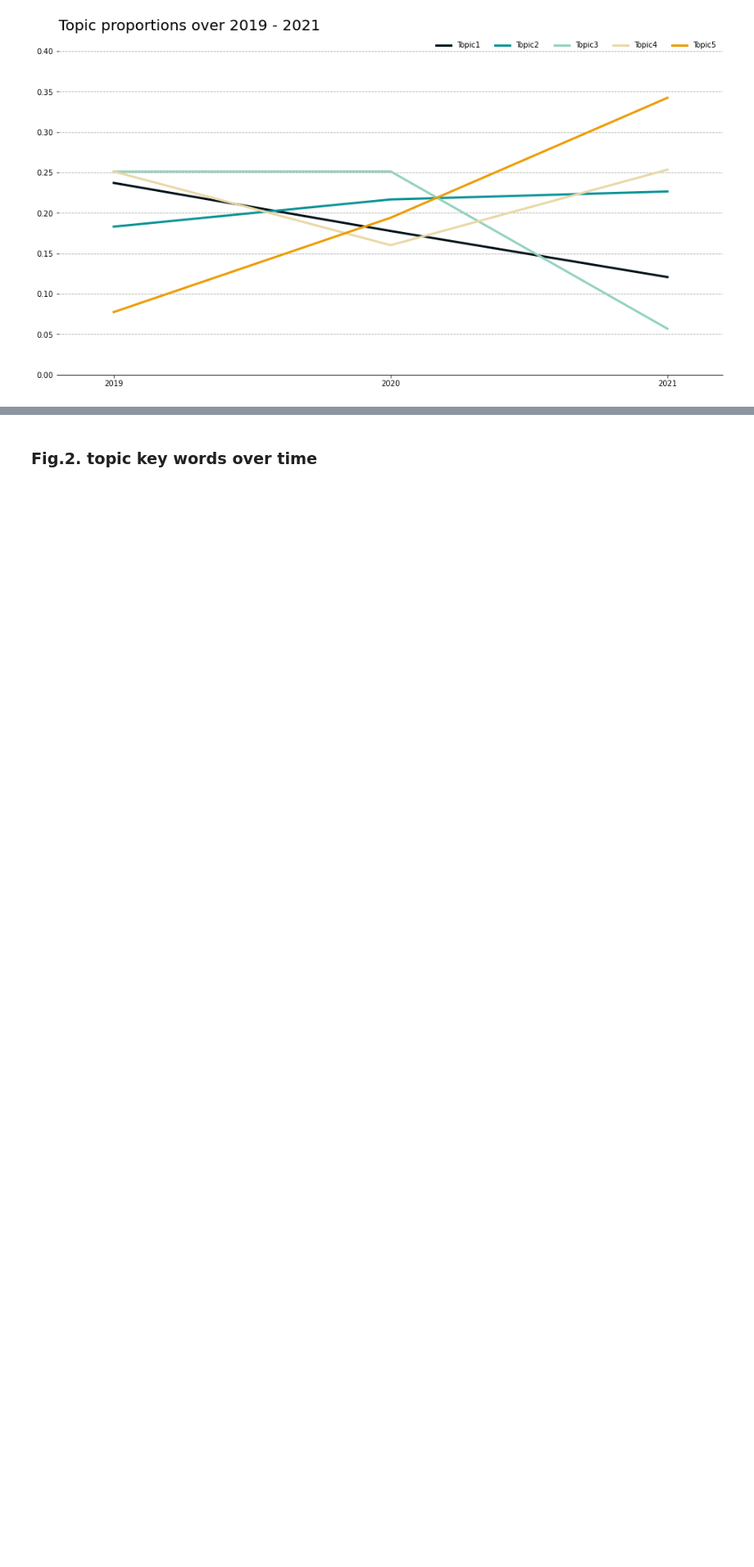
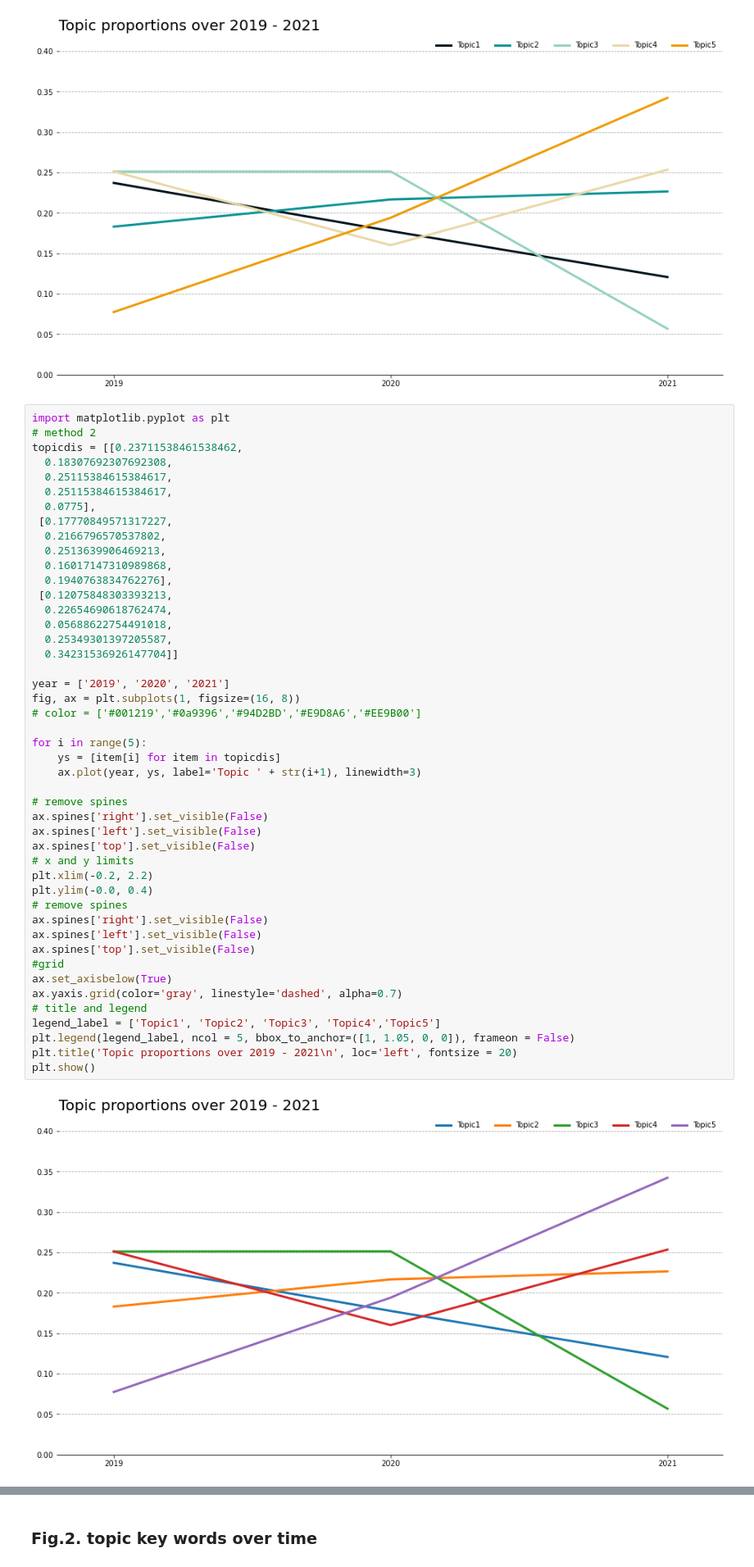
Before and after one commit to jlmjkfd/CS760_2021S2_PA4, a Jupyter notebook: Demo_DTM/DTMDemo.ipynb, the cells around one changed output, grey strips where cells are left out. Shown: that part at 82% size. Drawn from its saved outputs; the diff is of its cells as text; blank space fills up the shorter version.

```diff
--- a/Demo_DTM/DTMDemo.ipynb
+++ b/Demo_DTM/DTMDemo.ipynb
@@ -315,3 +315,51 @@ plt.title('Topic proportions over 2019 - 2021\n', loc='left', fontsize = 20)
 plt.show()
 # %% [output]
 [figure]
+# %%
+import matplotlib.pyplot as plt
+# method 2
+topicdis = [[0.23711538461538462,
+  0.18307692307692308,
+  0.25115384615384617,
+  0.25115384615384617,
+  0.0775],
+ [0.17770849571317227,
+  0.2166796570537802,
+  0.2513639906469213,
+  0.16017147310989868,
+  0.1940763834762276],
+ [0.12075848303393213,
+  0.22654690618762474,
+  0.05688622754491018,
+  0.25349301397205587,
+  0.34231536926147704]]
+
+year = ['2019', '2020', '2021']
+fig, ax = plt.subplots(1, figsize=(16, 8))
+# color = ['#001219','#0a9396','#94D2BD','#E9D8A6','#EE9B00']
+
+for i in range(5):
+    ys = [item[i] for item in topicdis]
+    ax.plot(year, ys, label='Topic ' + str(i+1), linewidth=3)
+
+# remove spines
+ax.spines['right'].set_visible(False)
+ax.spines['left'].set_visible(False)
+ax.spines['top'].set_visible(False)
+# x and y limits
+plt.xlim(-0.2, 2.2)
+plt.ylim(-0.0, 0.4)
+# remove spines
+ax.spines['right'].set_visible(False)
+ax.spines['left'].set_visible(False)
+ax.spines['top'].set_visible(False)
+#grid
+ax.set_axisbelow(True)
+ax.yaxis.grid(color='gray', linestyle='dashed', alpha=0.7)
+# title and legend
+legend_label = ['Topic1', 'Topic2', 'Topic3', 'Topic4','Topic5']
+plt.legend(legend_label, ncol = 5, bbox_to_anchor=([1, 1.05, 0, 0]), frameon = False)
+plt.title('Topic proportions over 2019 - 2021\n', loc='left', fontsize = 20)
+plt.show()
+# %% [output]
+[figure, added]
```
Also changed, not shown: parts of 2 cells of this notebook, 1 other file.
